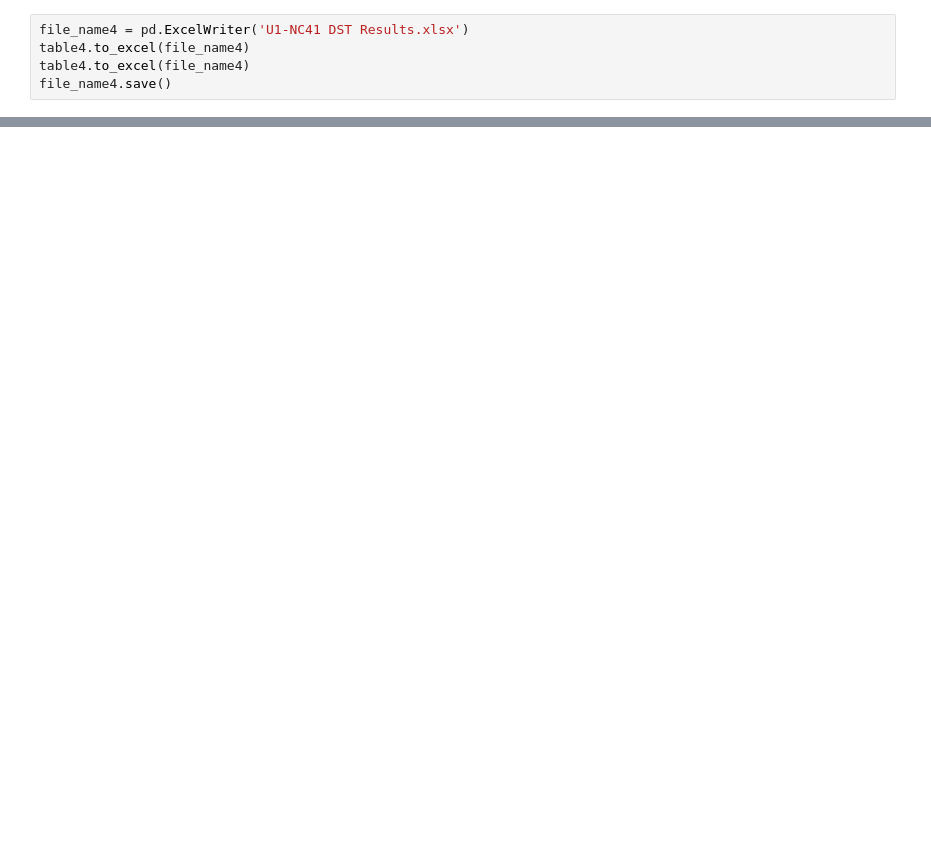
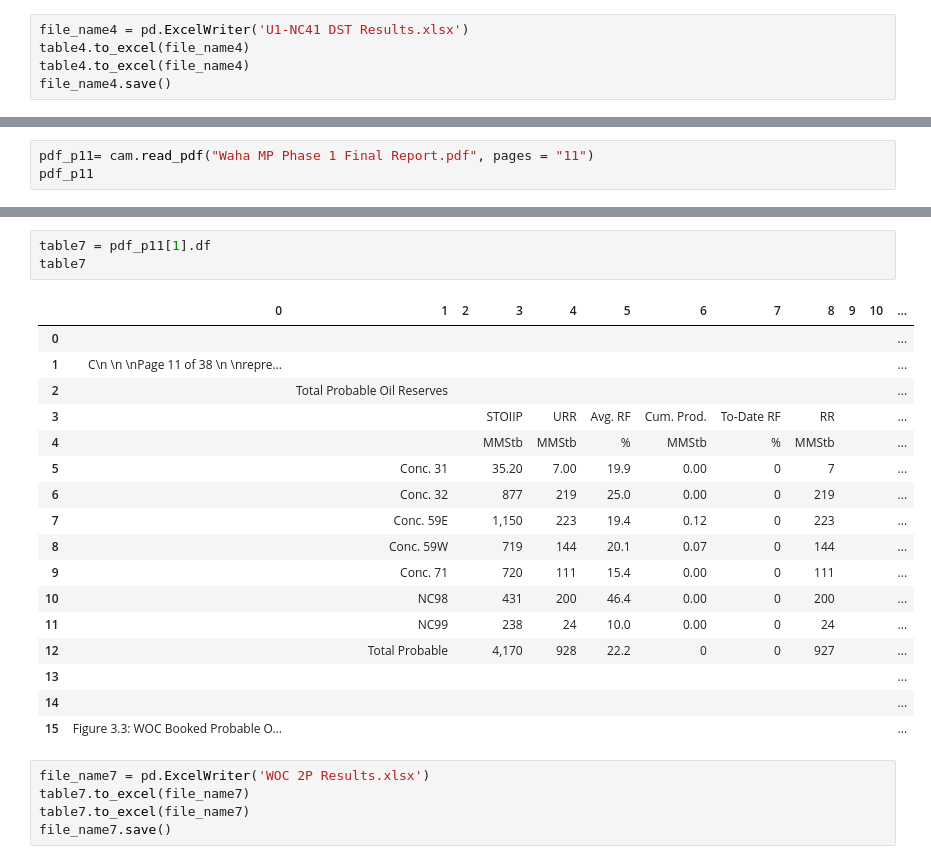
Before and after one commit to vadimsavenkov/Scrap_Pdf_Table, a Jupyter notebook: Scrap_Table_Pdf.ipynb, the cells around one changed output, grey strips where cells are left out. Cells and saved outputs as stored; diff of their text form; blank space fills up the shorter version.

```diff
--- a/Scrap_Table_Pdf.ipynb
+++ b/Scrap_Table_Pdf.ipynb
@@ -118,0 +183,3 @@ file_name4.save()
+# %%
+pdf_p11= cam.read_pdf("Waha MP Phase 1 Final Report.pdf", pages = "11")
+pdf_p11
@@ -118,0 +189,26 @@ file_name4.save()
+# %%
+table7 = pdf_p11[1].df
+table7
+# %% [output]
+|  | 0 | 1 | 2 | 3 | 4 | 5 | 6 | 7 | 8 | 9 | 10 | ... |
+| 0 |  |  |  |  |  |  |  |  |  |  |  | ... |
+| 1 | C\n \n \nPage 11 of 38 \n \nrepre... |  |  |  |  |  |  |  |  |  |  | ... |
+| 2 |  | Total Probable Oil Reserves |  |  |  |  |  |  |  |  |  | ... |
+| 3 |  |  |  | STOIIP | URR | Avg. RF | Cum. Prod. | To-Date RF | RR |  |  | ... |
+| 4 |  |  |  | MMStb | MMStb | % | MMStb | % | MMStb |  |  | ... |
+| 5 |  | Conc. 31 |  | 35.20 | 7.00 | 19.9 | 0.00 | 0 | 7 |  |  | ... |
+| 6 |  | Conc. 32 |  | 877 | 219 | 25.0 | 0.00 | 0 | 219 |  |  | ... |
+| 7 |  | Conc. 59E |  | 1,150 | 223 | 19.4 | 0.12 | 0 | 223 |  |  | ... |
+| 8 |  | Conc. 59W |  | 719 | 144 | 20.1 | 0.07 | 0 | 144 |  |  | ... |
+| 9 |  | Conc. 71 |  | 720 | 111 | 15.4 | 0.00 | 0 | 111 |  |  | ... |
+| 10 |  | NC98 |  | 431 | 200 | 46.4 | 0.00 | 0 | 200 |  |  | ... |
+| 11 |  | NC99 |  | 238 | 24 | 10.0 | 0.00 | 0 | 24 |  |  | ... |
+| 12 |  | Total Probable |  | 4,170 | 928 | 22.2 | 0 | 0 | 927 |  |  | ... |
+| 13 |  |  |  |  |  |  |  |  |  |  |  | ... |
+| 14 |  |  |  |  |  |  |  |  |  |  |  | ... |
+| 15 | Figure 3.3: WOC Booked Probable O... |  |  |  |  |  |  |  |  |  |  | ... |
+# %%
+file_name7 = pd.ExcelWriter('WOC 2P Results.xlsx')
+table7.to_excel(file_name7)
+table7.to_excel(file_name7)
+file_name7.save()
```
Also changed, not shown: parts of 19 cells of this notebook.
